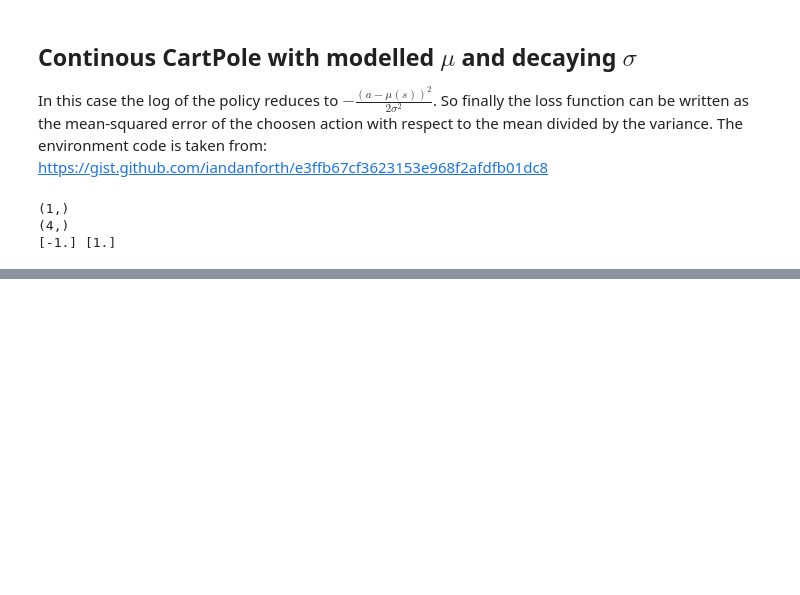
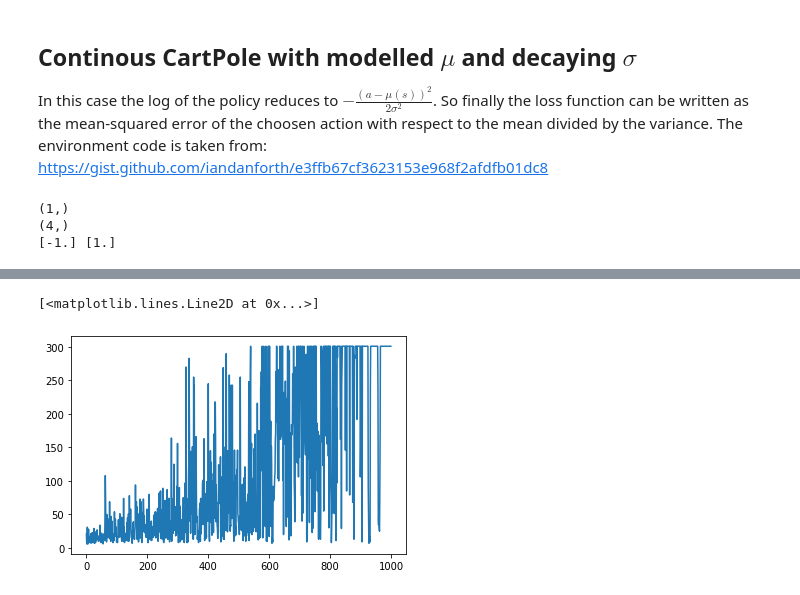
Before and after one commit to vuk119/RL, a Jupyter notebook: ActorCritic/Actor Critic Notes.ipynb, the cells around one changed output, grey strips where cells are left out. Cells and saved outputs as stored; diff of their text form; code cells hidden in the pictures; blank space fills up the shorter version.

Commit message:
Actor Critic finished

```diff
--- a/ActorCritic/Actor Critic Notes.ipynb
+++ b/ActorCritic/Actor Critic Notes.ipynb
@@ -198,0 +244,8 @@ plt.plot(running_loss)
+# %%
+env_name = 'ContinuousCartPoleEnv'
+#env = gym.make(env_name)
+env = ContinuousCartPoleEnv()
+
+print(env.action_space.shape)
+print(env.observation_space.shape)
+print(env.action_space.low, env.action_space.high)
@@ -198,0 +256,3 @@ plt.plot(running_loss)
+# %%
+agent = PolicyGradient(4, 1)
+rewards = []
@@ -198,0 +341,8 @@ plt.plot(running_loss)
+# %%
+env_name = 'ContinuousCartPoleEnv'
+#env = gym.make(env_name)
+env = ContinuousCartPoleEnv()
+
+print(env.action_space.shape)
+print(env.observation_space.shape)
+print(env.action_space.low, env.action_space.high)
@@ -198,0 +355,5 @@ plt.plot(running_loss)
+# %%
+agent = ActorCritic(4, 1)
+rewards = []
+actor_running_loss = []
+critic_running_loss = []
@@ -198,0 +422,5 @@ plt.plot(running_loss)
+# %%
+plt.plot(rewards)
+# %% [output]
+[<matplotlib.lines.Line2D at 0x...>]
+[figure, added]
```
Also changed, not shown: parts of 22 cells of this notebook, 4 other files.
